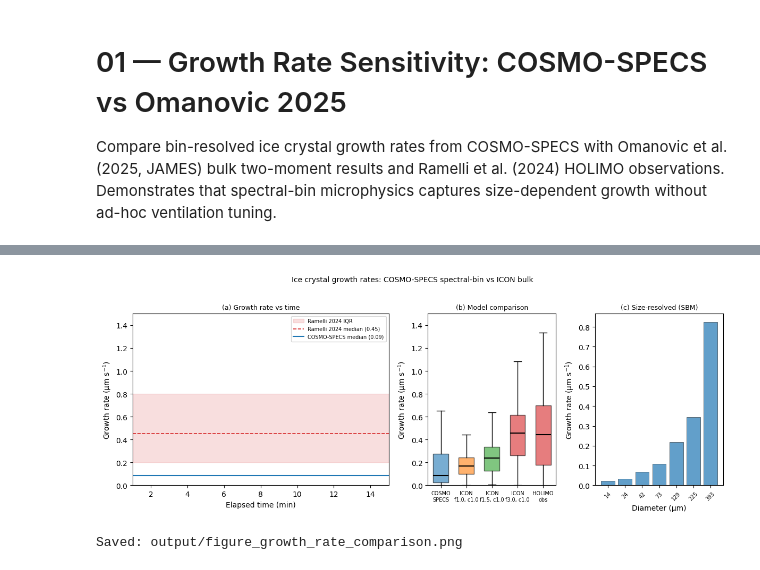
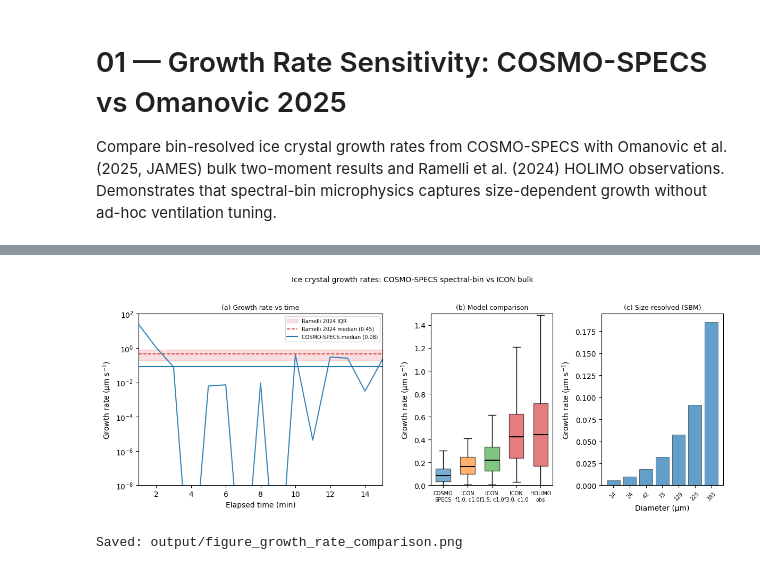
Before and after one commit to KarlJohnsonnn/polarcap_analysis, a Jupyter notebook: notebooks/cloudlab_comparison/01-growth-rate-sensitivity.ipynb, the cells around one changed output, grey strips where cells are left out. Saved outputs shown, nothing was run; the diff lists cells and outputs as text; code cells hidden in the pictures.

```diff
--- a/notebooks/cloudlab_comparison/01-growth-rate-sensitivity.ipynb
+++ b/notebooks/cloudlab_comparison/01-growth-rate-sensitivity.ipynb
@@ -51,11 +60,12 @@ OMANOVIC_GR = {
 RAMELLI_GR = {'median': 0.45, 'p25': 0.20, 'p75': 0.80}
 # %%
-# --- Load model data ---a
-datasets = load_plume_path_runs(processed_root=PROCESSED_ROOT, kinds=("integrated", "extreme", "vertical"))
+# --- Load model data ---
+kind = "vertical"  # Now supports "integrated", "vertical", or "extreme"
+datasets = load_plume_path_runs(processed_root=PROCESSED_ROOT, kinds=(kind,))
 run_label = list(datasets.keys())[0]
-ds = datasets[run_label]["vertical"]
+ds = datasets[run_label][kind]
 print(f"Run: {run_label}")
-print(f"Dims: {dict(ds.dims)}")
+print(f"Dims: {dict(ds.sizes)}")
 print(f"Vars: {list(ds.data_vars)}")
 # %% [output]
 Run: cs-eriswil__20251125_114053:20251125114238
@@ -176,33 +233,34 @@ fig, axes = plt.subplots(1, 3, figsize=(12, 4.5), gridspec_kw={'width_ratios': [
 
 # Panel A: Growth rate vs elapsed time (scatter)
 ax = axes[0]
-t_mask = (elapsed_mid_all > 1) & (elapsed_mid_all < 15)
-# t_mask = t_mask[..., np.newaxis]
-print(f't_mask shape: {t_mask.shape}')
-print(f'growth_rates_all shape: {growth_rates_all.shape}')
+if len(elapsed_mid_all) > 0 and len(growth_rates_all) > 0:
+    t_mask = (elapsed_mid_all > 1) & (elapsed_mid_all < 15)
+    print(f't_mask shape: {t_mask.shape}')
+    print(f'growth_rates_all shape: {growth_rates_all.shape}')
+    sc = ax.plot(growth_rates_all, alpha=0.9)
 
-sc = ax.plot(growth_rates_all, #cmap='viridis',
-             alpha=0.9,)
-                #vmin=0, vmax=1.0, edgecolors='none')
 # Ramelli range
-ax.axhspan(RAMELLI_GR['p25'], RAMELLI_GR['p75'], alpha=0.15, color='C3',
-           label=f"Ramelli 2024 IQR")
-ax.axhline(RAMELLI_GR['median'], color='C3', ls='--', lw=1.2,
-           label=f"Ramelli 2024 median ({RAMELLI_GR['median']:.2f})")
+ax.axhspan(RAMELLI_GR['p25'], RAMELLI_GR['p75'], alpha=0.15, color='C3',label=f"Ramelli 2024 IQR")
+ax.axhline(RAMELLI_GR['median'], color='C3', ls='--', lw=1.2, label=f"Ramelli 2024 median ({RAMELLI_GR['median']:.2f})")
+
 # COSMO-SPECS median
-med_gr = np.nanmedian(growth_rates_all)
-ax.axhline(med_gr, color='C0', ls='-', lw=1.5,
-           label=f"COSMO-SPECS median ({med_gr:.2f})")
-ax.set(xlabel='Elapsed time (min)', ylabel='Growth rate (µm s$^{-1}$)',
-       xlim=(1, 15), ylim=(0, 1.5))
+if len(growth_rates_all) > 0:
+    med_gr = np.nanmedian(growth_rates_all)
+    ax.axhline(med_gr, color='C0', ls='-', lw=1.5,label=f"COSMO-SPECS median ({med_gr:.2f})")
+ax.set(xlabel='Elapsed time (min)', ylabel='Growth rate (µm s$^{-1}$)',xlim=(1, 15), ylim=(1e-8, 1e2), yscale='log')
 ax.legend(fontsize=7, loc='upper right')
 ax.set_title('(a) Growth rate vs time', fontsize=9)
 
 # Panel B: Box plot comparison (COSMO-SPECS vs Omanovic configurations)
 ax = axes[1]
-bp_data = [growth_rates_all]
-bp_labels = ['COSMO\nSPECS']
-bp_colors = ['C0']
+bp_data = []
+bp_labels = []
+bp_colors = []
+if len(growth_rates_all) > 0:
+    bp_data.append(growth_rates_all)
+    bp_labels.append('COSMO\nSPECS')
+    bp_colors.append('C0')
+
 for i, (lbl, vals) in enumerate(OMANOVIC_GR.items()):
     # Synthesize approximate distribution from percentiles for visual comparison
     synth = np.random.normal(vals['median'], (vals['p75'] - vals['p25']) / 1.35, size=200)
@@ -211,16 +269,15 @@ for i, (lbl, vals) in enumerate(OMANOVIC_GR.items()):
     short_lbl = lbl.split('(')[1].rstrip(')')
     bp_labels.append(f'ICON\n{short_lbl}')
     bp_colors.append(f'C{i+1}')
-bp_data.append(np.random.normal(RAMELLI_GR['median'],
-               (RAMELLI_GR['p75'] - RAMELLI_GR['p25']) / 1.35, size=200))
+bp_data.append(np.random.normal(RAMELLI_GR['median'], (RAMELLI_GR['p75'] - RAMELLI_GR['p25']) / 1.35, size=200))
 bp_labels.append('HOLIMO\nobs')
 bp_colors.append('C3')
 
-bplot = ax.boxplot(bp_data, positions=range(len(bp_data)), widths=0.6,
-                   patch_artist=True, showfliers=False, medianprops={'color': 'k', 'lw': 1.5})
-for patch, color in zip(bplot['boxes'], bp_colors):
-    patch.set_facecolor(color)
-    patch.set_alpha(0.6)
+if len(bp_data) > 0:
+    bplot = ax.boxplot(bp_data, positions=range(len(bp_data)), widths=0.6, patch_artist=True, showfliers=False, medianprops={'color': 'k', 'lw': 1.5})
+    for patch, color in zip(bplot['boxes'], bp_colors):
+        patch.set_facecolor(color)
+        patch.set_alpha(0.6)
 ax.set_xticks(range(len(bp_labels)))
 ax.set_xticklabels(bp_labels, fontsize=7)
 ax.set(ylabel='Growth rate (µm s$^{-1}$)', ylim=(0, 1.5))
@@ -233,10 +290,24 @@ diam_mids = (diam_edges[:-1] + diam_edges[1:]) / 2
 
 # Compute growth rate per diameter range from the time-diameter PSD
 gr_by_bin = []
+
+# Handle generalized dimensions
+extra_dims = [d for d in nf.dims if d not in ('time', 'diameter')]
+nf_std = nf.transpose(*(['time'] + extra_dims + ['diameter']))
+
+import itertools
+ranges = [range(nf_std.sizes[d]) for d in extra_dims]
+if not ranges:
+    ranges = [[0]]  # dummy range for no extra dims
+
 for i_bin in range(len(diameters)):
-    nf_bin = nf.isel(diameter=i_bin).transpose('time', 'altitude', 'cell').values  # (time, cell)
-    for c in range(ds.sizes['cell']):
-        col = nf_bin[:, :, c]
+    for idxs in itertools.product(*ranges):
+        if extra_dims:
+            slc = (slice(None),) + idxs + (i_bin,)
+        else:
+            slc = (slice(None), i_bin)
+
+        col = nf_std.values[slc]
         peaks = np.where(col > 0)[0]
         if len(peaks) < 2:
             continue
@@ -262,8 +333,7 @@ if gr_by_bin:
     ax.set(xlabel='Diameter (µm)', ylabel='Growth rate (µm s$^{-1}$)')
 ax.set_title('(c) Size-resolved (SBM)', fontsize=9)
 
-fig.suptitle('Ice crystal growth rates: COSMO-SPECS spectral-bin vs ICON bulk',
-             fontsize=10, y=1.02)
+fig.suptitle('Ice crystal growth rates: COSMO-SPECS spectral-bin vs ICON bulk', fontsize=10, y=1.02)
 fig.tight_layout()
 fig.savefig(OUTPUT_DIR / 'figure_growth_rate_comparison.png', dpi=200, bbox_inches='tight')
 plt.show()
@@ -274,2 +344,2 @@ growth_rates_all shape: (2332,)
-[figure, old version]
+[figure, new version]
 Saved: output/figure_growth_rate_comparison.png
```
Also changed, not shown: parts of 8 cells of this notebook, 8 other files.
